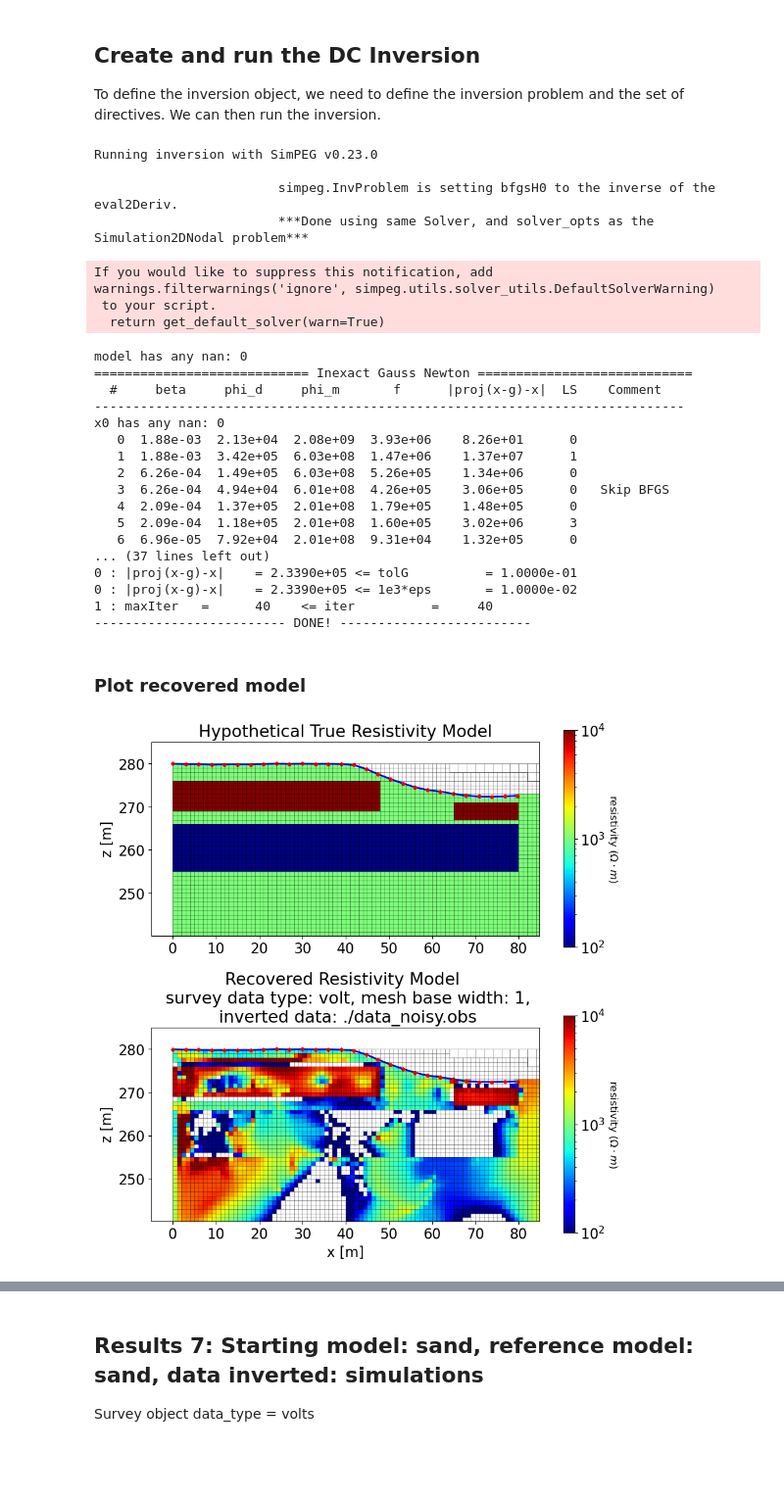
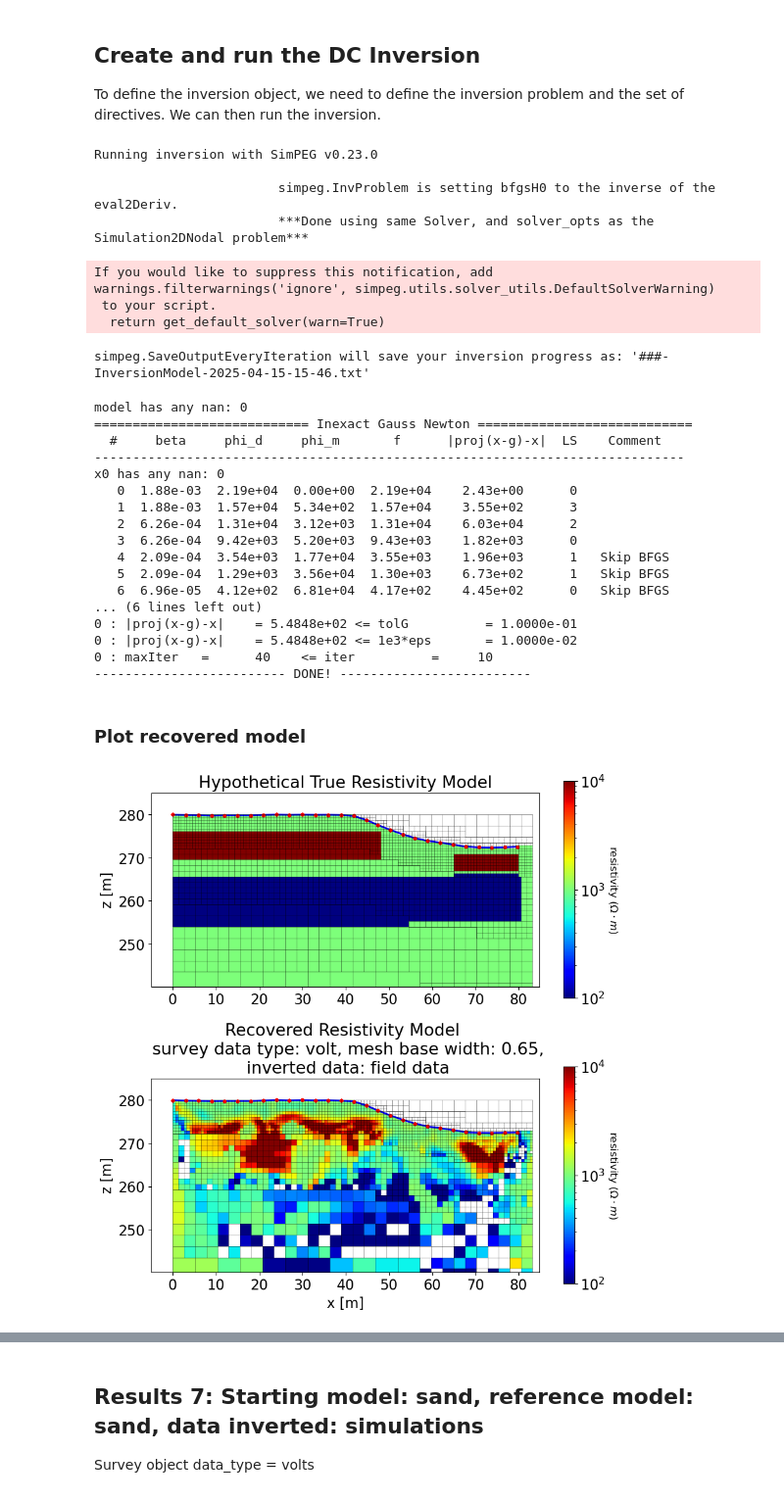
Before and after one commit to rbcmendoza/eosc-556b-project, a Jupyter notebook: phase1.ipynb, the cells around one changed output, grey strips where cells are left out. Shown at 98% size. Cells and saved outputs as stored; diff of their text form; code cells hidden in the pictures; blank space fills up the shorter version.

Commit message:
Started saving some outputs

```diff
--- a/phase1.ipynb
+++ b/phase1.ipynb
@@ -222,17 +231,17 @@ plt.show()
 # %% [markdown]
 ## Create Mesh object
 # %%
-dh = 1 # minimum cell width
+dh = 0.65 # minimum cell width
 dz = dh # minimum cell height
 
 # Domain width
 dom_width_x = topography_2d.iloc[:,0].max()-topography_2d.iloc[:,0].min()
 # Domain height, with a buffer based on percentage of depth to deepest pseudo-location
-height_buffer_percentage = 10
+height_buffer_percentage = 0
 dom_height_z = (topography_2d.iloc[:,1].max()-pseudo_locations_xz[:,1].min()) * (1+(height_buffer_percentage/100))
 
 # number of base cells in x and z
-nbcx = 2 ** (int(np.round(np.log(dom_width_x / dh) / np.log(2.0)))+1)
+nbcx = 2 ** (int(np.ceil(np.log(dom_width_x / dh) / np.log(2.0))))
 nbcz = 2 ** (int(np.ceil(np.log(dom_height_z / dz) / np.log(2.0))))
 
 # Define the base mesh with top at z = 0 m.
@@ -605,7 +647,7 @@ The inverse problem is defined by 3 things:
 dmis = data_misfit.L2DataMisfit(data=data_noisy, simulation=simulation_res)
 
 # Define the regularization (model objective function)
-referencemod = resistivity_model
+referencemod = starting_resistivity_model
 reg = regularization.WeightedLeastSquares(
     mesh,
     active_cells=active_cells,
@@ -640,10 +682,10 @@ starting_beta = directives.BetaEstimate_ByEig(beta0_ratio=1e1)
 beta_schedule = directives.BetaSchedule(coolingFactor=3, coolingRate=2)
 
 # Options for outputting recovered models and predicted data for each beta.
-save_iteration = directives.SaveOutputEveryIteration(save_txt=False)
+save_iteration = directives.SaveOutputEveryIteration(save_txt=True)
 
 # Setting a stopping criteria for the inversion.
-target_misfit = directives.TargetMisfit(chifact=1)
+target_misfit = directives.TargetMisfit(target=215,chifact=1)
 
 # Update preconditioner
 update_jacobi = directives.UpdatePreconditioner()
@@ -668,6 +708,7 @@ startingmodel= starting_resistivity_model
 dc_inversion = inversion.BaseInversion(inv_prob, directiveList=directives_list)
 
 # Run inversion
+startingmodel= starting_resistivity_model
 recovered_resistivity_model = dc_inversion.run(startingmodel)
 # %% [output]
 Running inversion with SimPEG v0.23.0
@@ -678,28 +719,29 @@ If you would like to suppress this notification, add
 warnings.filterwarnings('ignore', simpeg.utils.solver_utils.DefaultSolverWarning)
  to your script.
   return get_default_solver(warn=True)
-model has any nan: 0
-============================ Inexact Gauss Newton ============================
-  #     beta     phi_d     phi_m       f      |proj(x-g)-x|  LS    Comment
------------------------------------------------------------------------------
-x0 has any nan: 0
-   0  1.88e-03  2.13e+04  2.08e+09  3.93e+06    8.26e+01      0
-   1  1.88e-03  3.42e+05  6.03e+08  1.47e+06    1.37e+07      1
-   2  6.26e-04  1.49e+05  6.03e+08  5.26e+05    1.34e+06      0
-   3  6.26e-04  4.94e+04  6.01e+08  4.26e+05    3.06e+05      0   Skip BFGS
-   4  2.09e-04  1.37e+05  2.01e+08  1.79e+05    1.48e+05      0
-   5  2.09e-04  1.18e+05  2.01e+08  1.60e+05    3.02e+06      3
-   6  6.96e-05  7.92e+04  2.01e+08  9.31e+04    1.32e+05      0
-... (37 lines left out)
-0 : |proj(x-g)-x|    = 2.3390e+05 <= tolG          = 1.0000e-01
-0 : |proj(x-g)-x|    = 2.3390e+05 <= 1e3*eps       = 1.0000e-02
-1 : maxIter   =      40    <= iter          =     40
-------------------------- DONE! -------------------------
+simpeg.SaveOutputEveryIteration will save your inversion progress as: '###-InversionModel-2025-04-15-15-46.txt'
+model has any nan: 0
+============================ Inexact Gauss Newton ============================
+  #     beta     phi_d     phi_m       f      |proj(x-g)-x|  LS    Comment
+-----------------------------------------------------------------------------
+x0 has any nan: 0
+   0  1.88e-03  2.19e+04  0.00e+00  2.19e+04    2.43e+00      0
+   1  1.88e-03  1.57e+04  5.34e+02  1.57e+04    3.55e+02      3
+   2  6.26e-04  1.31e+04  3.12e+03  1.31e+04    6.03e+04      2
+   3  6.26e-04  9.42e+03  5.20e+03  9.43e+03    1.82e+03      0
+   4  2.09e-04  3.54e+03  1.77e+04  3.55e+03    1.96e+03      1   Skip BFGS
+   5  2.09e-04  1.29e+03  3.56e+04  1.30e+03    6.73e+02      1   Skip BFGS
+   6  6.96e-05  4.12e+02  6.81e+04  4.17e+02    4.45e+02      0   Skip BFGS
+... (6 lines left out)
+0 : |proj(x-g)-x|    = 5.4848e+02 <= tolG          = 1.0000e-01
+0 : |proj(x-g)-x|    = 5.4848e+02 <= 1e3*eps       = 1.0000e-02
+0 : maxIter   =      40    <= iter          =     10
+------------------------- DONE! -------------------------
 # %% [markdown]
 ### Plot recovered model
 # %%
 referencemodel = resistivity_model
-# norm = LogNorm(vmin=-1e+2, vmax=1e+4)
+norm = LogNorm(vmin=1e+2, vmax=1e+4)
 fig5, ax5 = plt.subplots(2,1, figsize=(9,9))
 
 # TOP PLOT
@@ -738,32 +780,32 @@ cbar_top.set_label(r"resistivity ($\Omega \cdot m$)", rotation=270, labelpad=15,
 mesh.plot_image(
     plotting_map * recovered_resistivity_model,
     ax=ax5[1],
     grid=False,
     pcolor_opts={"norm": norm, "cmap": colormap_name},
 )
 # Overlay mesh, topography, electrodes, and pseudo-locations
 # Plot mesh
 mesh.plot_grid(ax=ax5[1], linewidth = 0.5, alpha=0.5, color='black')
 ax5[1].grid(False)
 # Plot topography z-column vs x-column
 ax5[1].plot(topography_2d.iloc[:,0], topography_2d.iloc[:,1], color="b", linewidth=2, label='surface', zorder=1)
 # Plot electrodes B and N. They are the outer electrodes, so we plot them to show the full range of electrodes.
 ax5[1].scatter(locations_b[:,0], locations_b[:,1], 8, "r", label='electrodes')
 ax5[1].scatter(locations_n[:,0], locations_n[:,1], 8, "r")
 # Set vertical exaggeration to 1
 ax5[1].set_aspect('equal', adjustable='box')
 
 # Configure x- and y-axes
 ax5[1].set_xlim(xlim_min-buffer_in_meters, xlim_max+buffer_in_meters)
 ax5[1].set_ylim(ylim_min-buffer_in_meters, ylim_max+buffer_in_meters)
 ax5[1].set_xlabel("x [m]")
 ax5[1].set_ylabel("z [m]")
-ax5[1].set_title(f"Recovered Resistivity Model \n survey data type: {datatype}, mesh base width: {dh},\n inverted data: {filename}")
+ax5[1].set_title(f"Recovered Resistivity Model \n survey data type: {datatype}, mesh base width: {dh},\n inverted data: field data")
 
 # Add colorbar
 cbar_bottom = fig5.colorbar(scalarMappable, ax=ax5[1])
 cbar_bottom.set_label(r"resistivity ($\Omega \cdot m$)", rotation=270, labelpad=15, size=12)
 
 plt.tight_layout()
 # %% [output]
-[figure, old version]
+[figure, new version]
```
Also changed, not shown: parts of 21 cells of this notebook, 4 other files.
